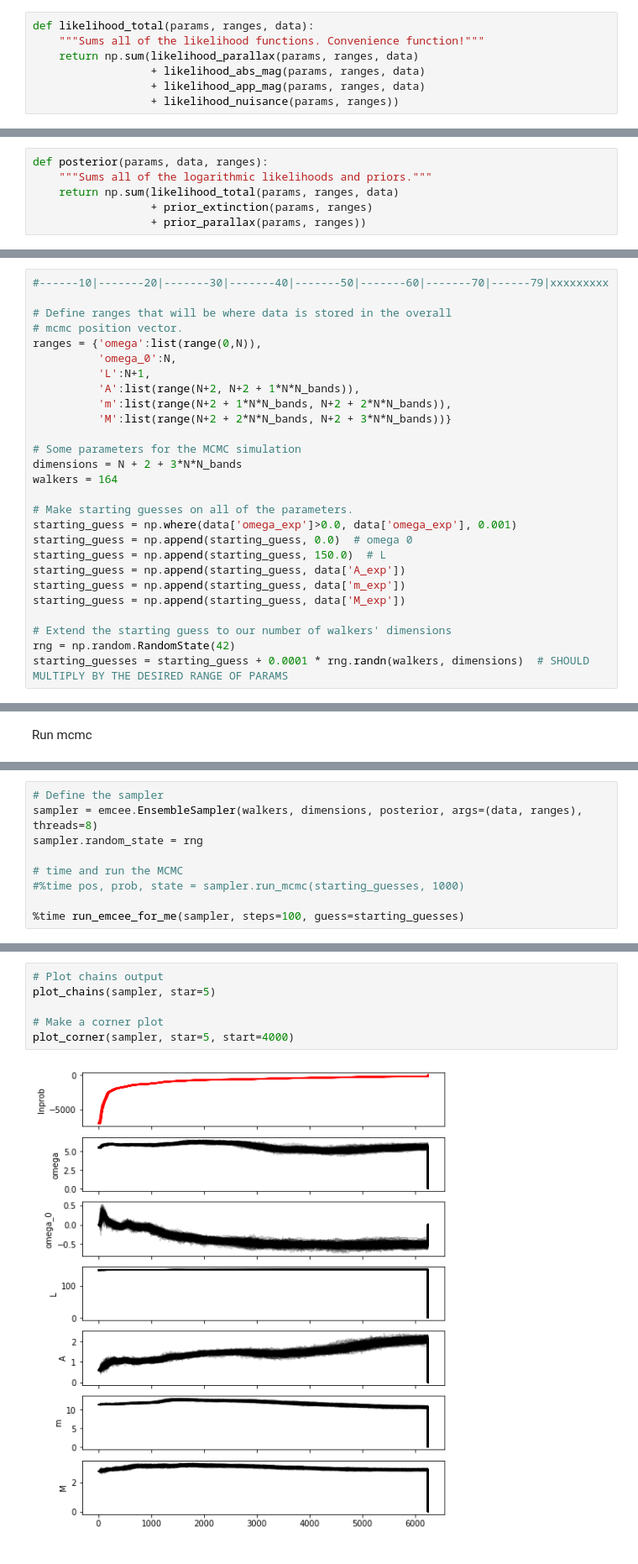
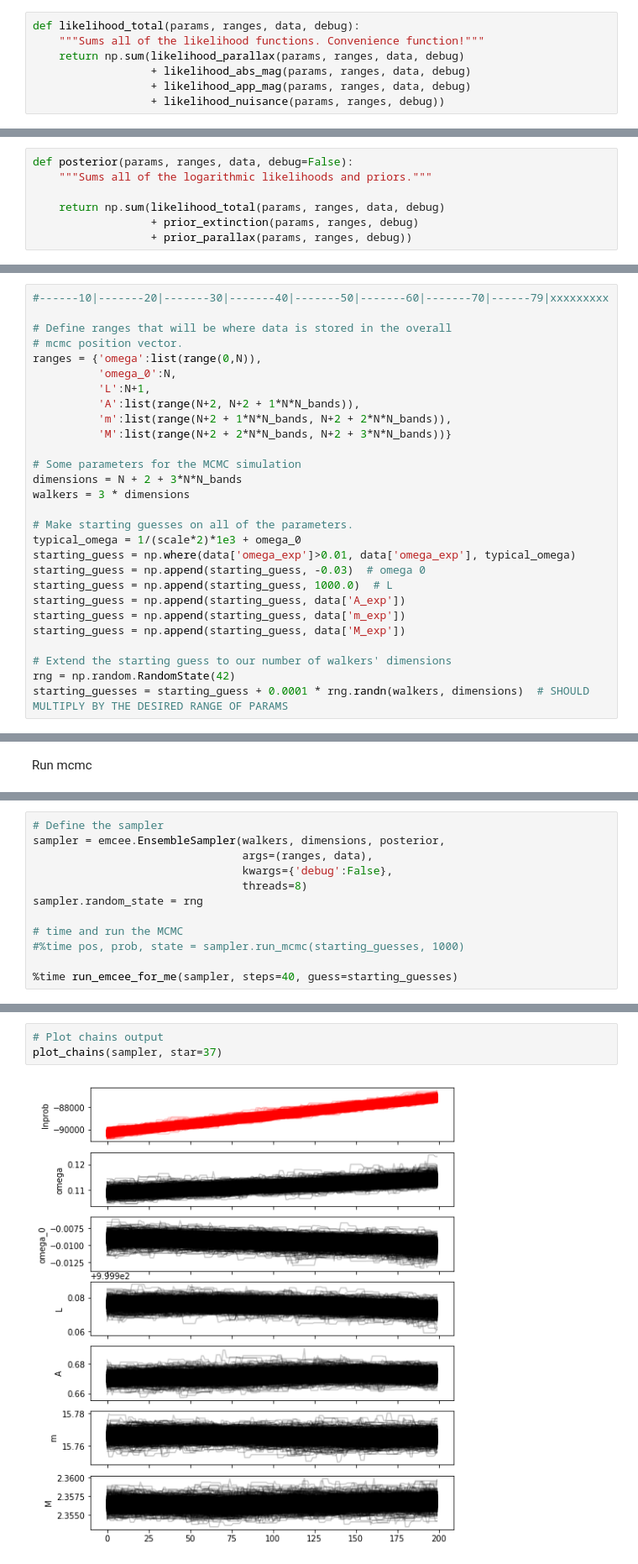
Before and after one commit to vickyscowcroft/bayesian_pl_fitting, a Jupyter notebook: batdog.ipynb, the cells around one changed output, grey strips where cells are left out. Shown: that part at 84% size. Drawn from its saved outputs; the diff is of its cells as text.

```diff
--- a/batdog.ipynb
+++ b/batdog.ipynb
@@ -349,21 +452,22 @@ def likelihood_nuisance(params, r):
 # %% [markdown]
 #### Logarithmic combination of all the above
 # %%
-def likelihood_total(params, ranges, data):
+def likelihood_total(params, ranges, data, debug):
     """Sums all of the likelihood functions. Convenience function!"""
-    return np.sum(likelihood_parallax(params, ranges, data)
-                  + likelihood_abs_mag(params, ranges, data)
-                  + likelihood_app_mag(params, ranges, data)
-                  + likelihood_nuisance(params, ranges))
+    return np.sum(likelihood_parallax(params, ranges, data, debug)
+                  + likelihood_abs_mag(params, ranges, data, debug)
+                  + likelihood_app_mag(params, ranges, data, debug)
+                  + likelihood_nuisance(params, ranges, debug))
 # %% [markdown]
 ## Posterior
 The last prep step! This function defines our log posterior.
 # %%
-def posterior(params, data, ranges):
+def posterior(params, ranges, data, debug=False):
     """Sums all of the logarithmic likelihoods and priors."""
-    return np.sum(likelihood_total(params, ranges, data)
-                  + prior_extinction(params, ranges)
-                  + prior_parallax(params, ranges))
+
+    return np.sum(likelihood_total(params, ranges, data, debug)
+                  + prior_extinction(params, ranges, debug)
+                  + prior_parallax(params, ranges, debug))
 # %% [markdown]
 # 4. Running of emcee
 The game is on! Everything is set up for us to run an mcmc simulation. First, some setup of some plotting help functions:
@@ -427,12 +543,13 @@ ranges = {'omega':list(range(0,N)),
 
 # Some parameters for the MCMC simulation
 dimensions = N + 2 + 3*N*N_bands
-walkers = 164
+walkers = 3 * dimensions
 
 # Make starting guesses on all of the parameters.
-starting_guess = np.where(data['omega_exp']>0.0, data['omega_exp'], 0.001)
-starting_guess = np.append(starting_guess, 0.0)  # omega 0
-starting_guess = np.append(starting_guess, 150.0)  # L
+typical_omega = 1/(scale*2)*1e3 + omega_0
+starting_guess = np.where(data['omega_exp']>0.01, data['omega_exp'], typical_omega)
+starting_guess = np.append(starting_guess, -0.03)  # omega 0
+starting_guess = np.append(starting_guess, 1000.0)  # L
 starting_guess = np.append(starting_guess, data['A_exp'])
 starting_guess = np.append(starting_guess, data['m_exp'])
 starting_guess = np.append(starting_guess, data['M_exp'])
@@ -477,11 +598,14 @@ Run mcmc
 # %%
 # Define the sampler
-sampler = emcee.EnsembleSampler(walkers, dimensions, posterior, args=(data, ranges), threads=8)
+sampler = emcee.EnsembleSampler(walkers, dimensions, posterior,
+                                args=(ranges, data),
+                                kwargs={'debug':False},
+                                threads=8)
 sampler.random_state = rng
 
 # time and run the MCMC
 #%time pos, prob, state = sampler.run_mcmc(starting_guesses, 1000)
 
-%time run_emcee_for_me(sampler, steps=100, guess=starting_guesses)
+%time run_emcee_for_me(sampler, steps=40, guess=starting_guesses)
 # %% [output]
 BATDOG is running!
@@ -541,8 +623,5 @@ IndexError: invalid index to scalar variable.
 # %%
 # Plot chains output
-plot_chains(sampler, star=5)
-
-# Make a corner plot
-plot_corner(sampler, star=5, start=4000)
+plot_chains(sampler, star=37)
 # %% [output]
-[figure, old version]
+[figure, new version]
```
Also changed, not shown: parts of 20 cells of this notebook.
